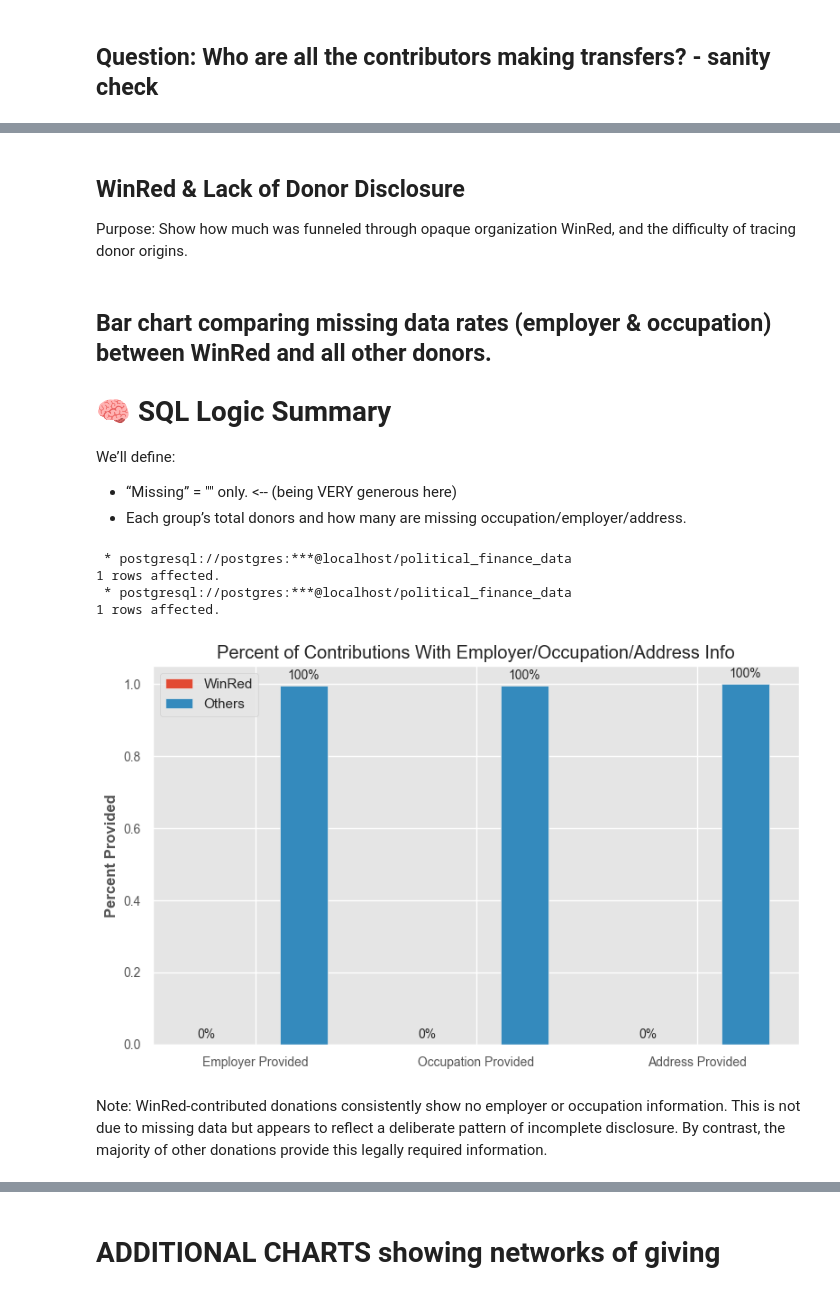
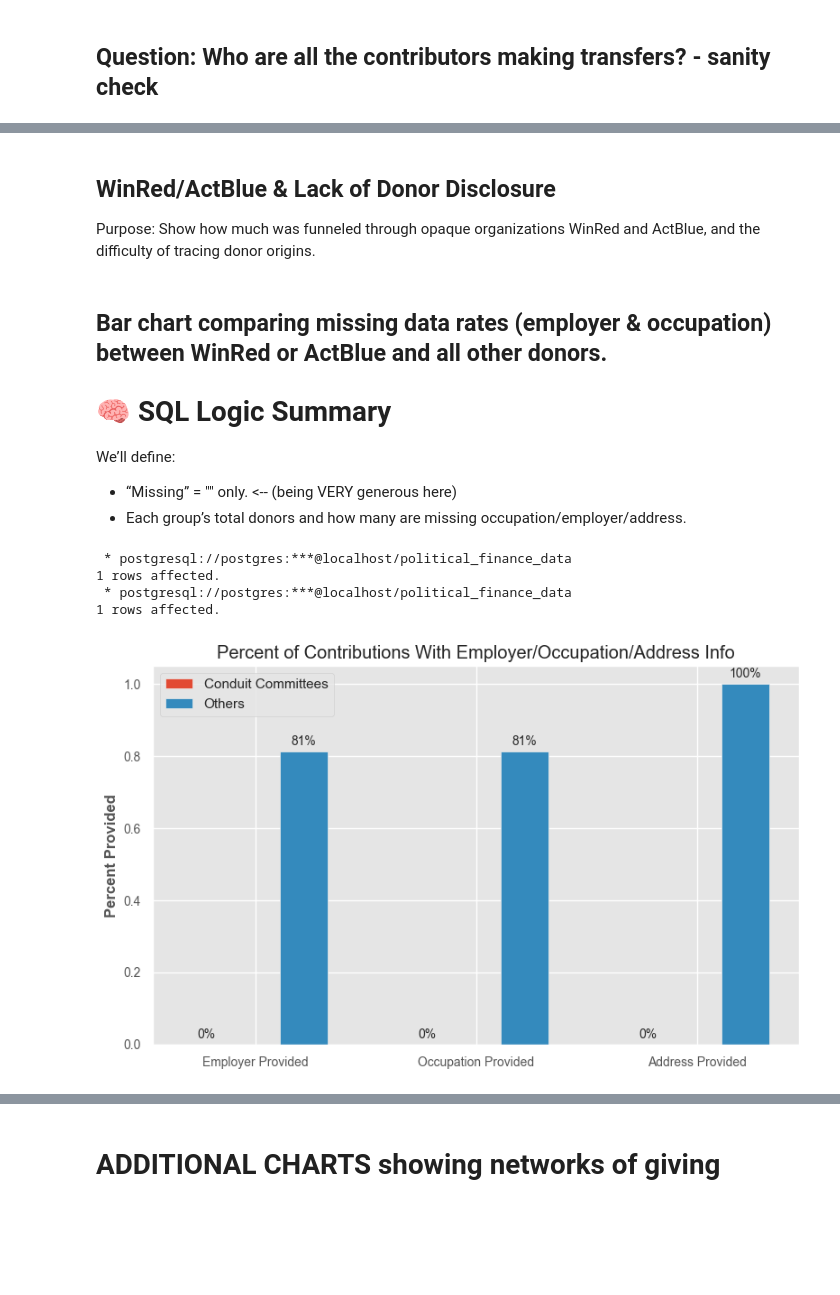
Before and after one commit to shadownetworkintel/dmt_fec_ingesters, a Jupyter notebook: Notebooks/universal_candidate_report.ipynb, the cells around one changed output, grey strips where cells are left out. Cells and saved outputs as stored; diff of their text form; code cells hidden in the pictures; blank space fills up the shorter version.

```diff
--- a/Notebooks/universal_candidate_report.ipynb
+++ b/Notebooks/universal_candidate_report.ipynb
@@ -351,9 +409,9 @@ Passing `palette` without assigning `hue` is deprecated and will be removed in v
 # %% [markdown]
 
-## WinRed & Lack of Donor Disclosure
-Purpose: Show how much was funneled through opaque organization WinRed, and the difficulty of tracing donor origins.
+## WinRed/ActBlue & Lack of Donor Disclosure
+Purpose: Show how much was funneled through opaque organizations WinRed and ActBlue, and the difficulty of tracing donor origins.
 # %% [markdown]
-## Bar chart comparing missing data rates (employer & occupation) between WinRed and all other donors.
+## Bar chart comparing missing data rates (employer & occupation) between WinRed or ActBlue and all other donors.
 
 # 🧠 SQL Logic Summary
 We’ll define:
@@ -361,7 +419,7 @@ We’ll define:
 - Each group’s total donors and how many are missing occupation/employer/address.
 # %%
 # Query 1 – WinRed donors
-winred_stats_query = f"""
+winred_actblue_stats_query = f"""
 SELECT
     COUNT(*) FILTER (
         WHERE TRIM(UPPER(contributor_employer)) NOT IN ('')
@@ -370,15 +428,24 @@ SELECT
         WHERE TRIM(UPPER(contributor_occupation)) NOT IN ('')
     )::float / COUNT(*) AS pct_occupation_provided,
     COUNT(*) FILTER (
-        WHERE COALESCE(TRIM(contributor_street_1), '') <> 'PO BOX 9891'
-          AND COALESCE(TRIM(contributor_city), '') <> 'ARLINGTON'
+        WHERE UPPER(COALESCE(TRIM(contributor_street_1), '')) NOT IN ('PO BOX 9891','PO BOX 441146')
+          AND UPPER(COALESCE(TRIM(contributor_city), '')) NOT IN ('ARLINGTON', 'SOMERVILLE','WEST SOMERVILLE')
     )::float / COUNT(*) AS pct_full_address_provided
 FROM schedule_a_contributions
 WHERE committee_id IN ({committee_ids_sql})
-  AND contributor_name ILIKE '%WinRed%'
+  AND (
+    UPPER(contributor_name) in ('WINRED', 'ACTBLUE')
+    OR
+    UPPER(conduit_committee_name) in ('WINRED', 'ACTBLUE')
+    )
+  AND (
+    receipt_type_desc NOT ILIKE '%TRANSFER%'
+    OR
+    receipt_type_desc is null
+    )
   AND contributor_aggregate_ytd > 200;
 """
-winred_stats = %sql $winred_stats_query
+winred_actblue_stats = %sql $winred_stats_query
 
 # Query 3 – All other donors
 other_stats_query = f"""
@@ -395,7 +462,19 @@ SELECT
     )::float / COUNT(*) AS pct_full_address_provided
 FROM schedule_a_contributions
 WHERE committee_id IN ({committee_ids_sql})
-  AND contributor_name NOT ILIKE '%WinRed%'
+  AND (
+	  contributor_name IS NULL
+	  OR
+	  UPPER(contributor_name) NOT IN ('WINRED', 'ACTBLUE'))
+  AND (
+  	conduit_committee_name IS NULL
+	  OR
+	  UPPER(conduit_committee_name) NOT IN ('WINRED', 'ACTBLUE'))
+  AND (
+    receipt_type_desc NOT ILIKE '%TRANSFER%'
+    OR
+    receipt_type_desc is null
+    )
   AND contributor_aggregate_ytd > 200;
 """
 other_stats = %sql $other_stats_query
@@ -410,40 +489,38 @@ import matplotlib.pyplot as plt
 
 # Assuming winred_stats, friends_stats, and other_stats are DataFrames with the necessary data
 # Extract values as flat lists
-winred_vals = winred_stats.iloc[0].tolist()
+winred_actblue_vals = winred_actblue_stats.iloc[0].tolist()
 other_vals = other_stats.iloc[0].tolist()
 
 labels = ['Employer Provided', 'Occupation Provided', 'Address Provided']
 x = np.arange(len(labels))
 bar_width = 0.22
 
 fig, ax = plt.subplots(figsize=(8, 5))
 
 # Plotting the bars
-bars1 = ax.bar(x - bar_width, winred_vals, bar_width, label='WinRed')
+bars1 = ax.bar(x - bar_width, winred_actblue_vals, bar_width, label='Conduit Committees')
 bars2 = ax.bar(x + bar_width, other_vals, bar_width, label='Others')
 
 # Add percentage labels above bars
 for bars in [bars1, bars2]:
     for bar in bars:
         height = bar.get_height()
         ax.text(bar.get_x() + bar.get_width() / 2,
                 height + 0.01,
                 f'{height:.0%}',
                 ha='center', va='bottom', fontsize=10)
 
 # Setting labels and title
 ax.set_ylabel('Percent Provided')
 ax.set_title('Percent of Contributions With Employer/Occupation/Address Info')
 ax.set_xticks(x)
 ax.set_xticklabels(labels)
 ax.set_ylim(0, 1.05)
 ax.legend()
 
 plt.tight_layout()
 plt.show()
 # %% [output]
-[figure, old version]
+[figure, new version]
-# %% [markdown]
-Note: WinRed-contributed donations consistently show no employer or occupation information. This is not due to missing data but appears to reflect a deliberate pattern of incomplete disclosure. By contrast, the majority of other donations provide this legally required information.
 # %% [markdown]
```
Also changed, not shown: parts of 20 cells of this notebook.
